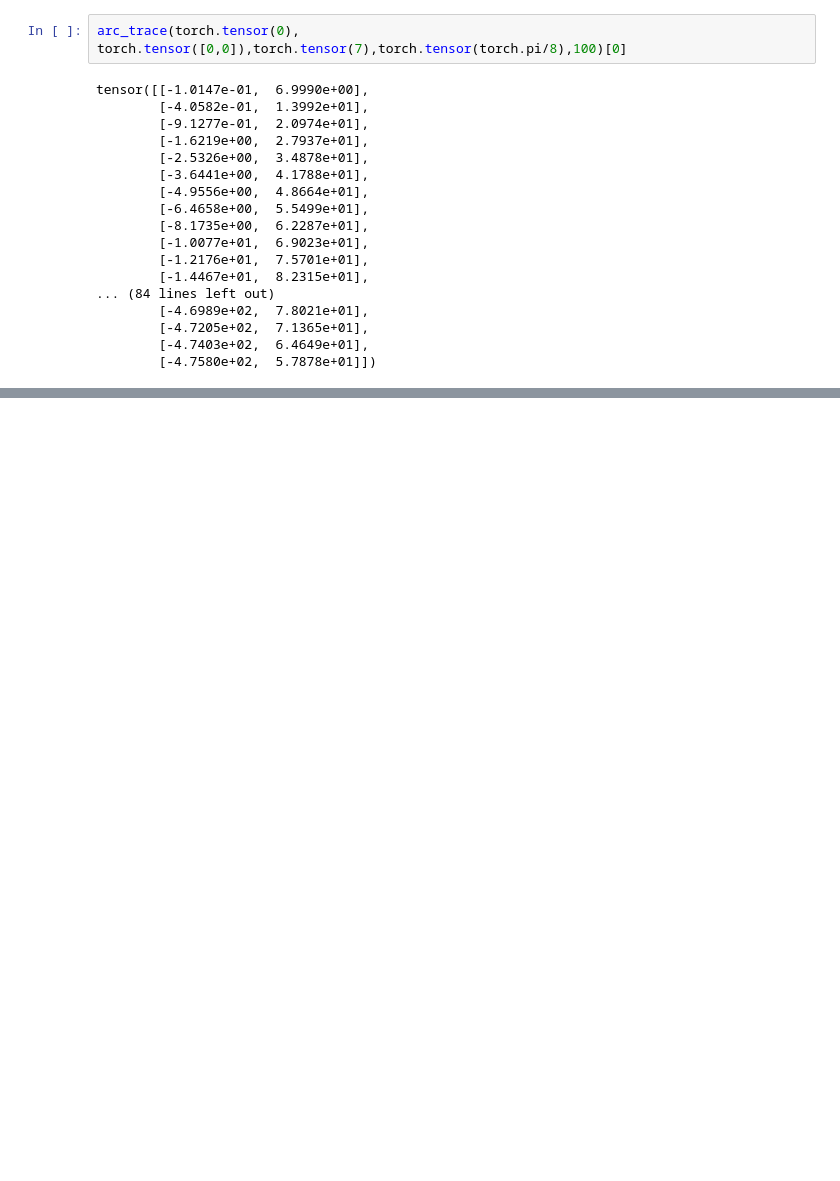
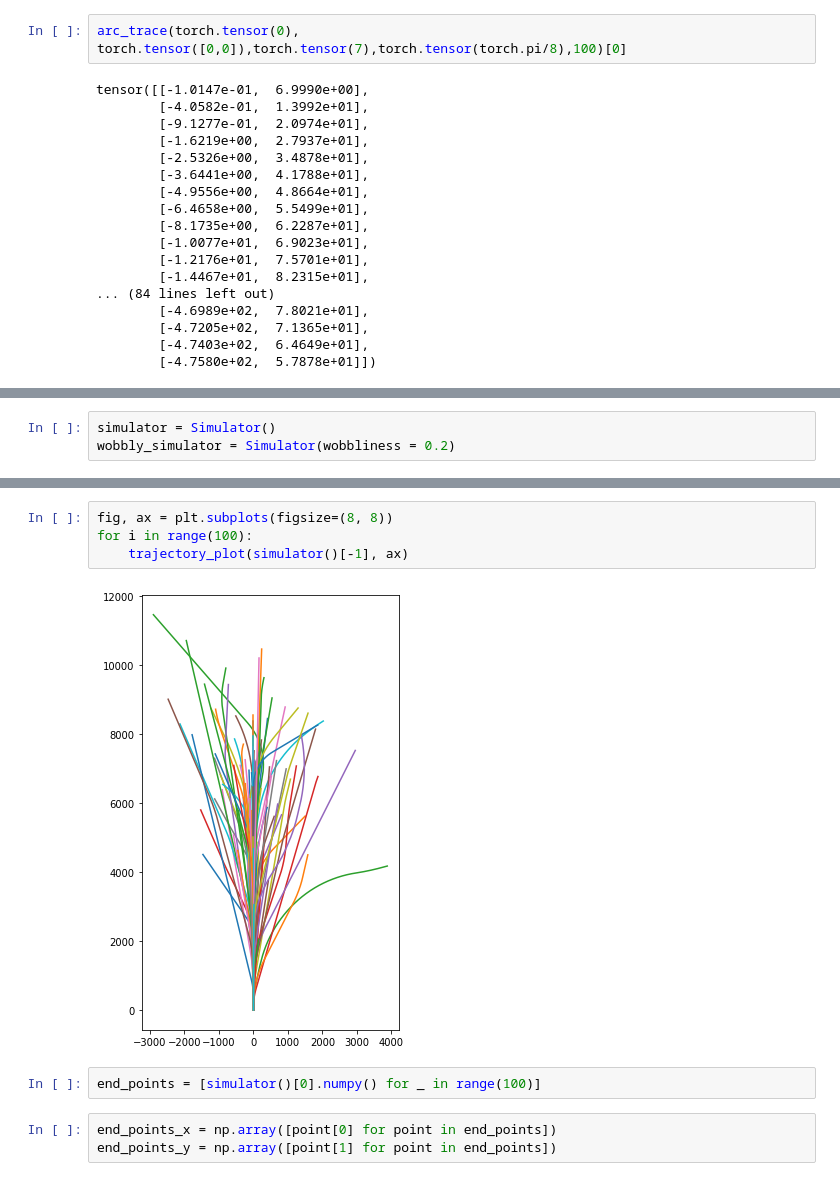
Before and after one commit to SRagy/PositionPrediction, a Jupyter notebook: Simulator_proto.ipynb, the cells around one changed output, grey strips where cells are left out. Cells and saved outputs as stored; diff of their text form; blank space fills up the shorter version.

Commit message:
Completed simulator.

```diff
--- a/Simulator_proto.ipynb
+++ b/Simulator_proto.ipynb
@@ -191,0 +203,3 @@ tensor([[-1.0147e-01,  6.9990e+00],
+# %%
+simulator = Simulator()
+wobbly_simulator = Simulator(wobbliness = 0.2)
@@ -192 +218,12 @@ tensor([[-1.0147e-01,  6.9990e+00],
+# %%
+fig, ax = plt.subplots(figsize=(8, 8))
+for i in range(100):
+    trajectory_plot(simulator()[-1], ax)
+# %% [output]
+[figure, added]
+# %%
+end_points = [simulator()[0].numpy() for _ in range(100)]
+# %%
+end_points_x = np.array([point[0] for point in end_points])
+end_points_y = np.array([point[1] for point in end_points])
 # %%
```
Also changed, not shown: parts of 5 cells of this notebook, 2 other files.
